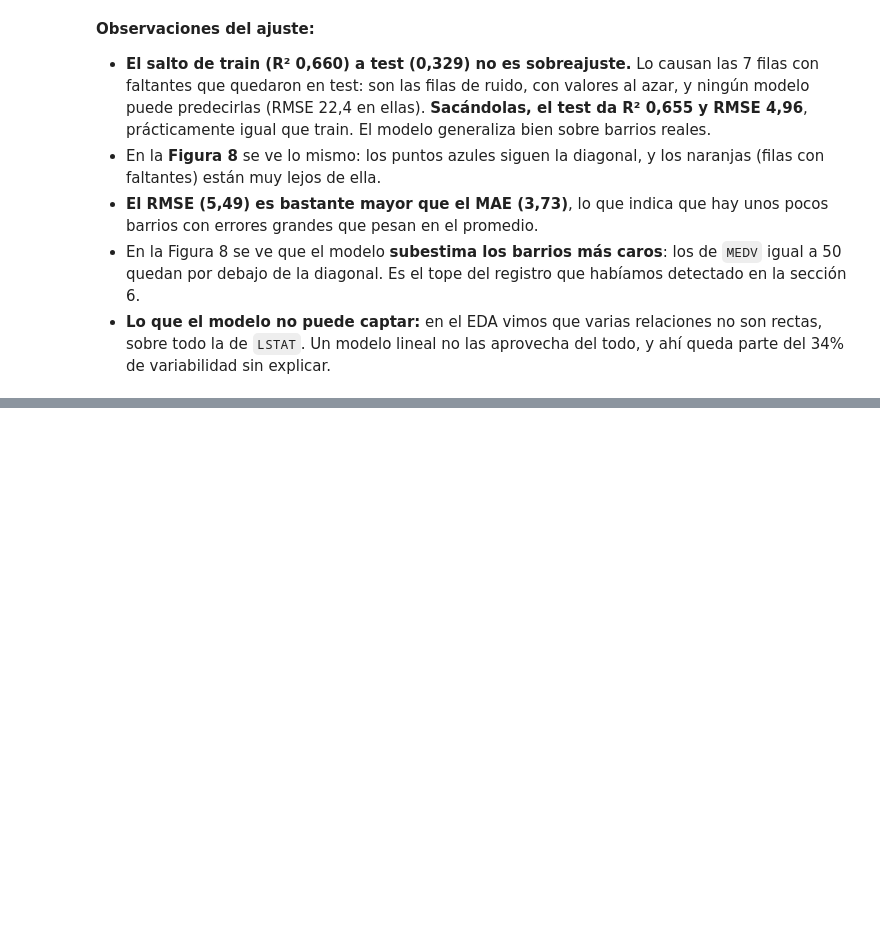
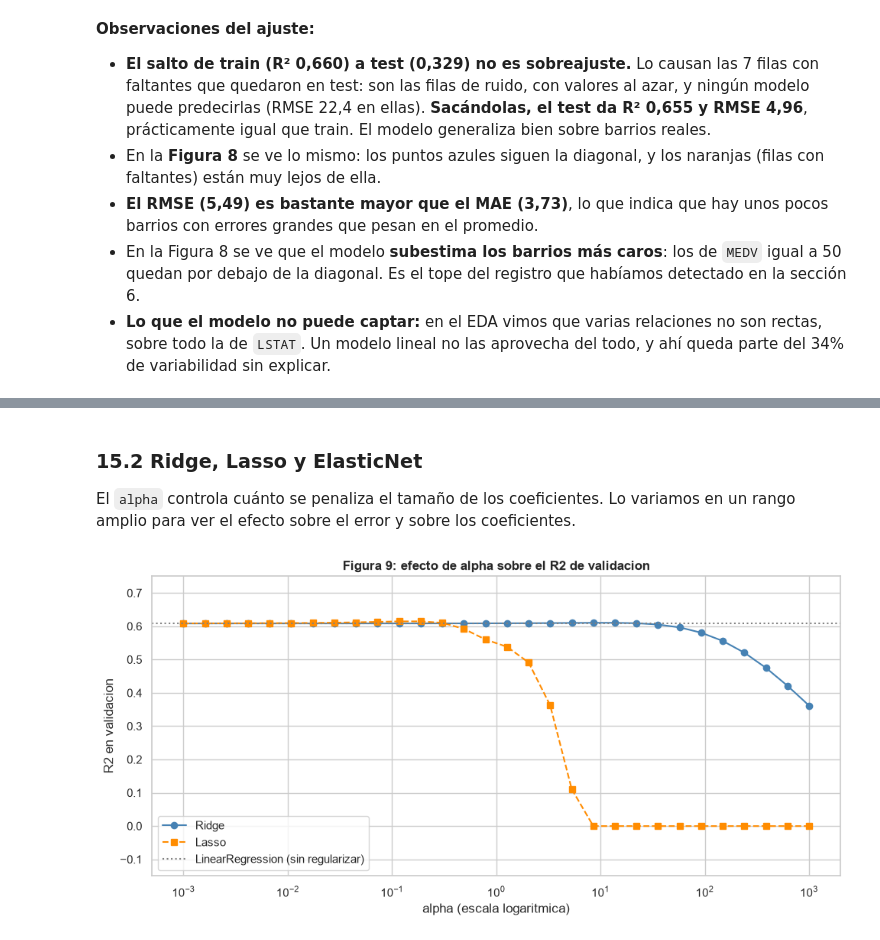
Before and after one commit to Franrnn/TP_AA1_Esparza_Pico_Renna, a Jupyter notebook: TP1/TP-regresion-AA1.ipynb, the cells around one changed output, grey strips where cells are left out. Saved outputs shown, nothing was run; the diff lists cells and outputs as text; code cells hidden in the pictures; blank space fills up the shorter version.

```diff
--- a/TP1/TP-regresion-AA1.ipynb
+++ b/TP1/TP-regresion-AA1.ipynb
@@ -1194,0 +1291,24 @@ plt.show()
+# %% [markdown]
+### 15.2 Ridge, Lasso y ElasticNet
+
+El `alpha` controla cuánto se penaliza el tamaño de los coeficientes. Lo variamos en un rango amplio para ver el efecto sobre el error y sobre los coeficientes.
+# %%
+# Figura 9: efecto de alpha sobre el R2 de validacion, en Ridge y Lasso
+alphas = np.logspace(-3, 3, 30)
+r2_ridge = [r2_score(y_val, Ridge(alpha=al).fit(X_train_scaled, y_train).predict(X_val_scaled)) for al in alphas]
+r2_lasso = [r2_score(y_val, Lasso(alpha=al).fit(X_train_scaled, y_train).predict(X_val_scaled)) for al in alphas]
+
+fig, ax = plt.subplots(figsize=(10, 5))
+ax.semilogx(alphas, r2_ridge, 'o-', color='steelblue', label='Ridge')
+ax.semilogx(alphas, r2_lasso, 's--', color='darkorange', label='Lasso')
+ax.axhline(r2_score(y_val, modelo_lineal.predict(X_val_scaled)), color='gray', linestyle=':',
+           label='LinearRegression (sin regularizar)')
+ax.set_xlabel('alpha (escala logaritmica)')
+ax.set_ylabel('R2 en validacion')
+ax.set_ylim(-0.15, 0.75)
+ax.set_title('Figura 9: efecto de alpha sobre el R2 de validacion', fontweight='bold')
+ax.legend()
+plt.tight_layout()
+plt.show()
+# %% [output]
+[figure, added]
```
Also changed, not shown: parts of 13 cells of this notebook.
